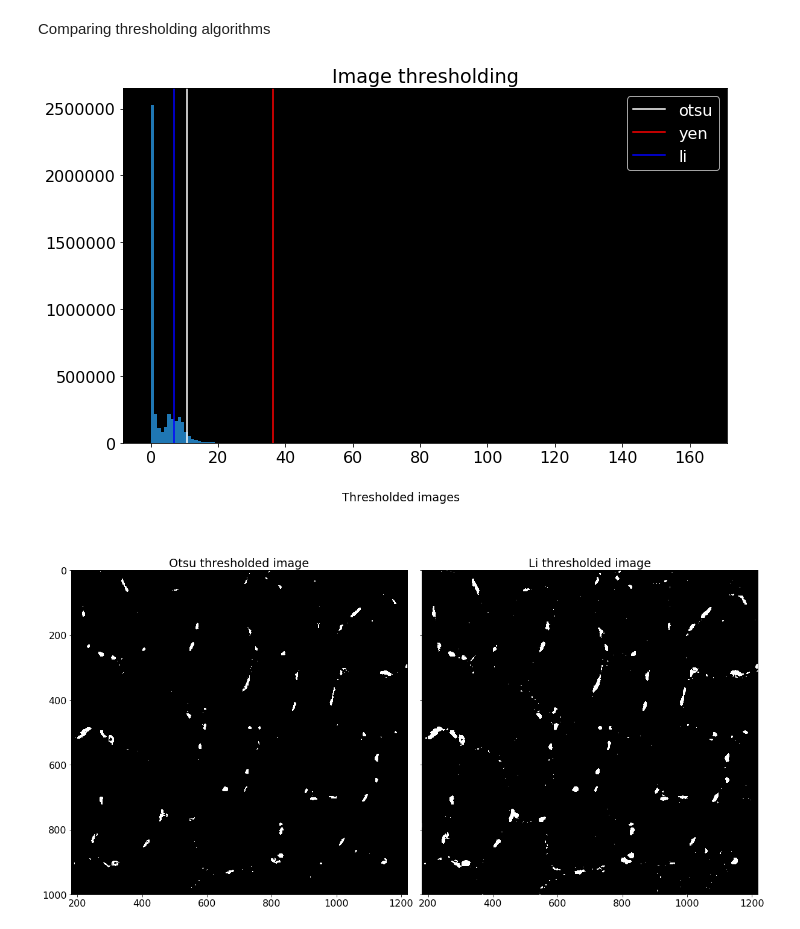
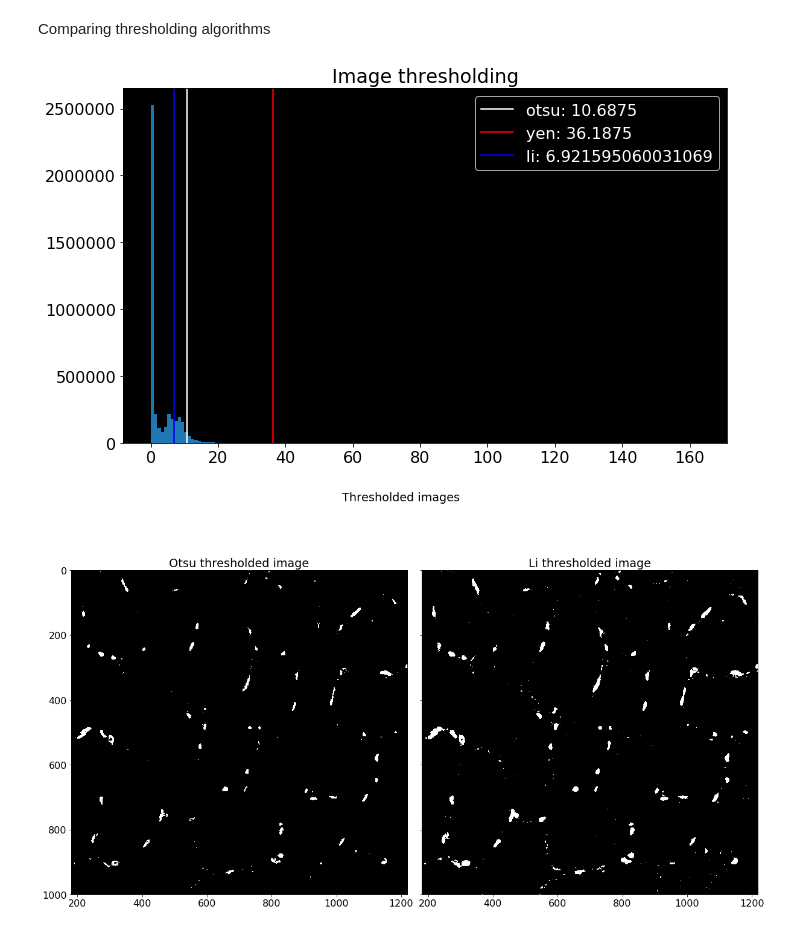
Before and after one commit to GSEL9/nih-prototype, a Jupyter notebook: prototype/tutorial.ipynb, the cells around one changed output. Drawn from its saved outputs; the diff is of its cells as text; code cells hidden in the pictures.

```diff
--- a/prototype/tutorial.ipynb
+++ b/prototype/tutorial.ipynb
@@ -73,25 +73,29 @@ Comparing thresholding algorithms
 # %%
 thresholds = {
     'otsu': threshold(ref_image, algorithm='otsu'),
     'yen': threshold(ref_image, algorithm='yen'),
     'li': threshold(ref_image, algorithm='li')
 }
 
 plt.figure(figsize=(10, 6))
 plt.title('Image thresholding')
 
 plt.hist(ref_image.flatten(), bins=ref_image.max());
 
 colors = ['w', 'r', 'b']
 for num, thresh in enumerate(thresholds.values()):
     plt.axvline(x=thresh, color=colors[num])
 
-legend = plt.legend(['otsu', 'yen', 'li'])
+legend = plt.legend(
+    ['otsu: {}'.format(thresholds['otsu']),
+     'yen: {}'.format(thresholds['yen']),
+     'li: {}'.format(thresholds['li'])]
+)
 plt.setp(legend.get_texts(), color='w')
 
 plt.tight_layout()
 # %% [output]
-[figure, old version]
+[figure, new version]
 # %%
 fig, ax = plt.subplots(ncols=2, figsize=(17, 10), sharey=True)
 fig.suptitle('Thresholded images')
```
Also changed, not shown: 2 other files.
